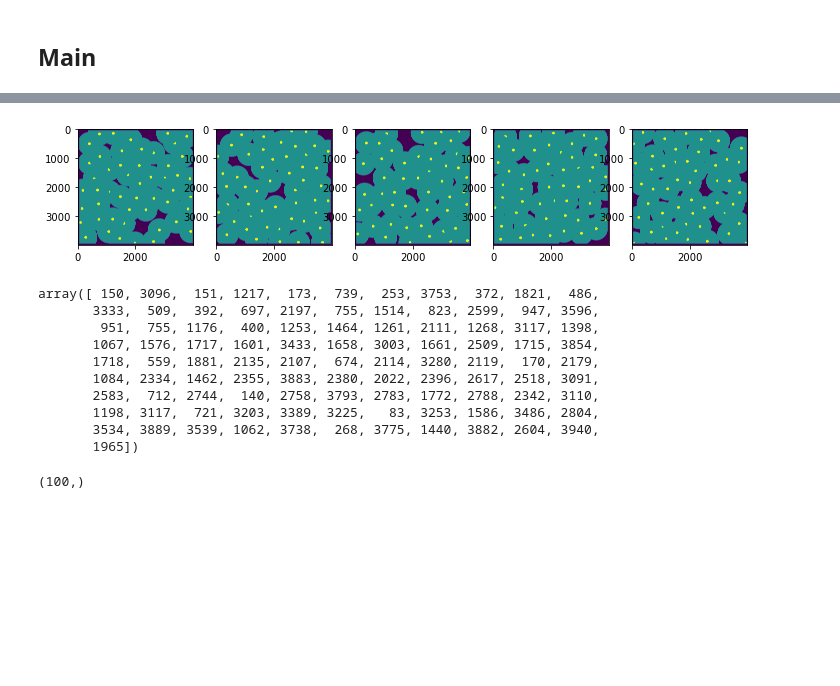
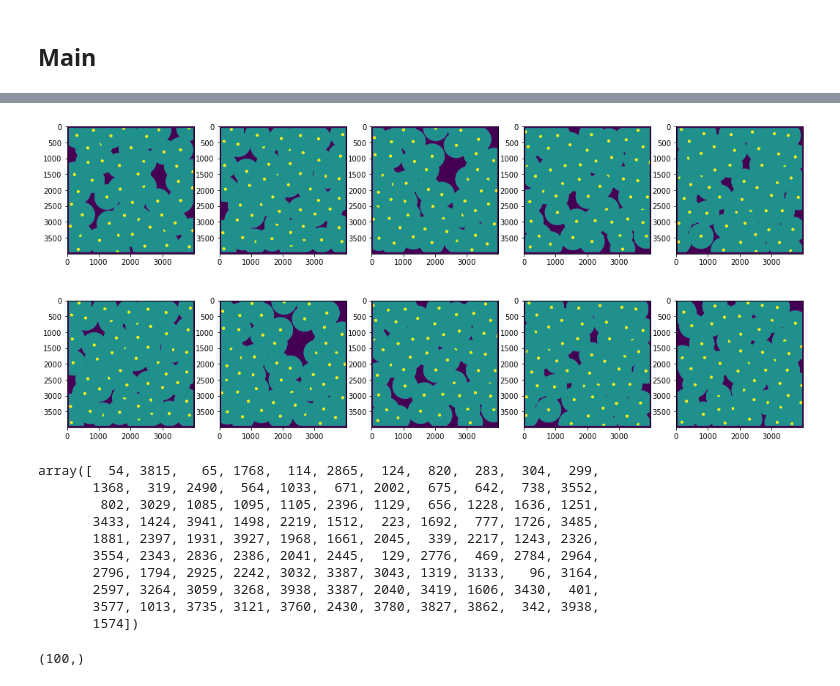
Before and after one commit to nimishsantosh107/Windfarm-LayoutOptimisation, a Jupyter notebook: notebooks/genetic.ipynb, the cells around one changed output, grey strips where cells are left out. Saved outputs shown, nothing was run; the diff lists cells and outputs as text; code cells hidden in the pictures; blank space fills up the shorter version.

```diff
--- a/notebooks/genetic.ipynb
+++ b/notebooks/genetic.ipynb
@@ -295,5 +296,5 @@ class Population:
 %%time
 # 1
 # MULTITHREAD
-x = Population(5, 0.01)
+x = Population(10, 0.01)
 # %% [output]
@@ -302,6 +303,8 @@ Wall time: 32.9 s
 # %%
+%%time
 # 1
-_, ax = plt.subplots(ncols=5, figsize=(12,4))
-for i in range(5):
-    ax[i].imshow(x.population[i].state)
+_, ax = plt.subplots(nrows=2,ncols=5, figsize=(18,8))
+for i in range(2):
+    for j in range(5):
+        ax[i][j].imshow(x.population[i*1+j].state)
 # %% [output]
@@ -308,19 +313,19 @@ for i in range(5):
-[figure, old version]
+[figure, new version]
 # %%
 # display(x.population[0].get_tuples())
 display(x.population[0].genes)
 display(x.population[0].genes.shape)
 # %% [output]
-array([ 150, 3096,  151, 1217,  173,  739,  253, 3753,  372, 1821,  486,
-       3333,  509,  392,  697, 2197,  755, 1514,  823, 2599,  947, 3596,
-        951,  755, 1176,  400, 1253, 1464, 1261, 2111, 1268, 3117, 1398,
-       1067, 1576, 1717, 1601, 3433, 1658, 3003, 1661, 2509, 1715, 3854,
-       1718,  559, 1881, 2135, 2107,  674, 2114, 3280, 2119,  170, 2179,
-       1084, 2334, 1462, 2355, 3883, 2380, 2022, 2396, 2617, 2518, 3091,
-       2583,  712, 2744,  140, 2758, 3793, 2783, 1772, 2788, 2342, 3110,
-       1198, 3117,  721, 3203, 3389, 3225,   83, 3253, 1586, 3486, 2804,
-       3534, 3889, 3539, 1062, 3738,  268, 3775, 1440, 3882, 2604, 3940,
-       1965])
+array([  54, 3815,   65, 1768,  114, 2865,  124,  820,  283,  304,  299,
+       1368,  319, 2490,  564, 1033,  671, 2002,  675,  642,  738, 3552,
+        802, 3029, 1085, 1095, 1105, 2396, 1129,  656, 1228, 1636, 1251,
+       3433, 1424, 3941, 1498, 2219, 1512,  223, 1692,  777, 1726, 3485,
+       1881, 2397, 1931, 3927, 1968, 1661, 2045,  339, 2217, 1243, 2326,
+       3554, 2343, 2836, 2386, 2041, 2445,  129, 2776,  469, 2784, 2964,
+       2796, 1794, 2925, 2242, 3032, 3387, 3043, 1319, 3133,   96, 3164,
+       2597, 3264, 3059, 3268, 3938, 3387, 2040, 3419, 1606, 3430,  401,
+       3577, 1013, 3735, 3121, 3760, 2430, 3780, 3827, 3862,  342, 3938,
+       1574])
 (100,)
 # %%
 %%time
```
Also changed, not shown: parts of 13 cells of this notebook.
